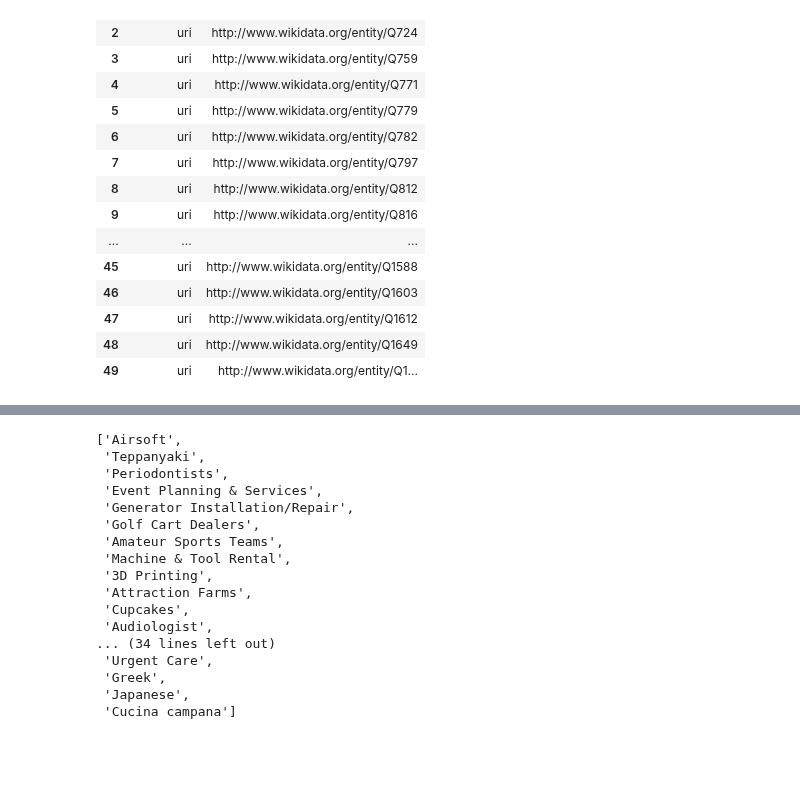
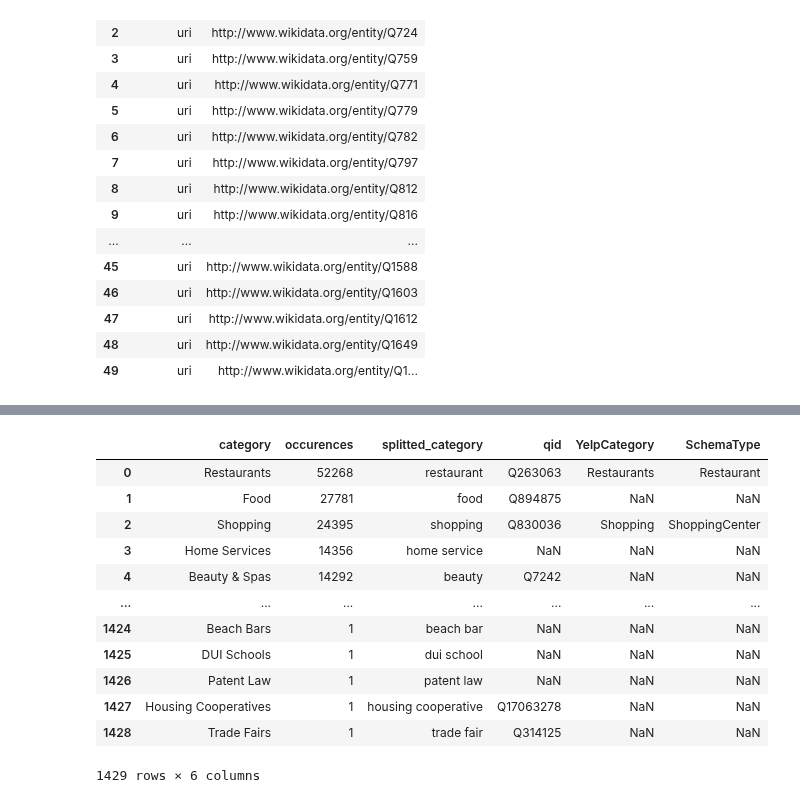
Before and after one commit to christiannielsen98/DVML-P7, a Jupyter notebook: Code/wikidata_subset_extract.ipynb, the cells around one changed output, grey strips where cells are left out. Drawn from its saved outputs; the diff is of its cells as text; code cells hidden in the pictures; blank space fills up the shorter version.

```diff
--- a/Code/wikidata_subset_extract.ipynb
+++ b/Code/wikidata_subset_extract.ipynb
@@ -124,5 +136,5 @@ categories
 # %%
-word = 'Heating & Air Conditioning/HVAC'
+word = 'Undersea/Hyperbaric Medicine'
 
 def split_word_inc_slash(word):
     # Splitting the words that have a slash in them, and turning them into two words
@@ -154,12 +166,14 @@ import inflect
 p = inflect.engine()
 
 categories_dict = {}
-for word in list(categories):
+for word in categories_unique:
     if '&' in word:
         word_list = list(filter(None, word.lower().split(sep=' & ')))
         categories_dict[word] = word_list
-    if '/' in word:
+    elif '/' in word:
         categories_dict[word] = split_word_inc_slash(word)
+    else:
+        categories_dict[word] = [word.lower()]
 
 categories_dict
 categories_dict_singular = {}
@@ -195,22 +209,24 @@ categories_dict_singular
-# %%
-list(categories)[:50]
-# %% [output]
-['Airsoft',
- 'Teppanyaki',
- 'Periodontists',
- 'Event Planning & Services',
- 'Generator Installation/Repair',
- 'Golf Cart Dealers',
- 'Amateur Sports Teams',
- 'Machine & Tool Rental',
- '3D Printing',
- 'Attraction Farms',
- 'Cupcakes',
- 'Audiologist',
-... (34 lines left out)
- 'Urgent Care',
- 'Greek',
- 'Japanese',
- 'Cucina campana']
+# %%
+category_occurences['splitted_category'] = category_occurences['category'].map(categories_dict_singular)
+category_occurences = category_occurences.explode('splitted_category')
+# %%
+class_mapping = pd.read_csv('/home/ubuntu/DVML-P7/Code/UtilityFiles/class_mappings.csv')
+category_occurences = category_occurences.merge(class_mapping, left_on='category', right_on='YelpCategory', how='left')
+# %%
+category_occurences
+# %% [output]
+|  | category | occurences | splitted_category | qid | YelpCategory | SchemaType |
+| 0 | Restaurants | 52268 | restaurant | Q263063 | Restaurants | Restaurant |
+| 1 | Food | 27781 | food | Q894875 | NaN | NaN |
+| 2 | Shopping | 24395 | shopping | Q830036 | Shopping | ShoppingCenter |
+| 3 | Home Services | 14356 | home service | NaN | NaN | NaN |
+| 4 | Beauty & Spas | 14292 | beauty | Q7242 | NaN | NaN |
+| ... | ... | ... | ... | ... | ... | ... |
+| 1424 | Beach Bars | 1 | beach bar | NaN | NaN | NaN |
+| 1425 | DUI Schools | 1 | dui school | NaN | NaN | NaN |
+| 1426 | Patent Law | 1 | patent law | NaN | NaN | NaN |
+| 1427 | Housing Cooperatives | 1 | housing cooperative | Q17063278 | NaN | NaN |
+| 1428 | Trade Fairs | 1 | trade fair | Q314125 | NaN | NaN |
+1429 rows × 6 columns
 # %%
 category_qid = {}
```
Also changed, not shown: parts of 38 cells of this notebook, 6 other files.
